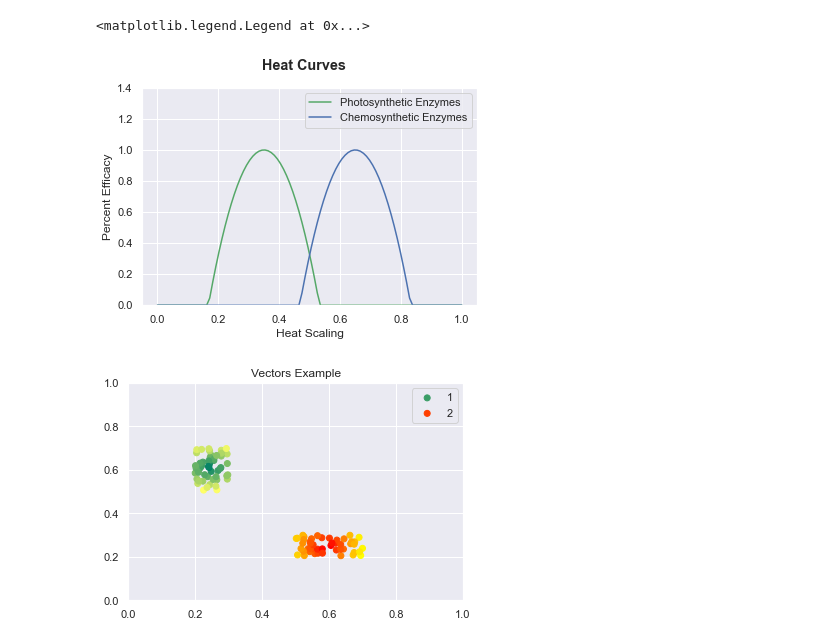
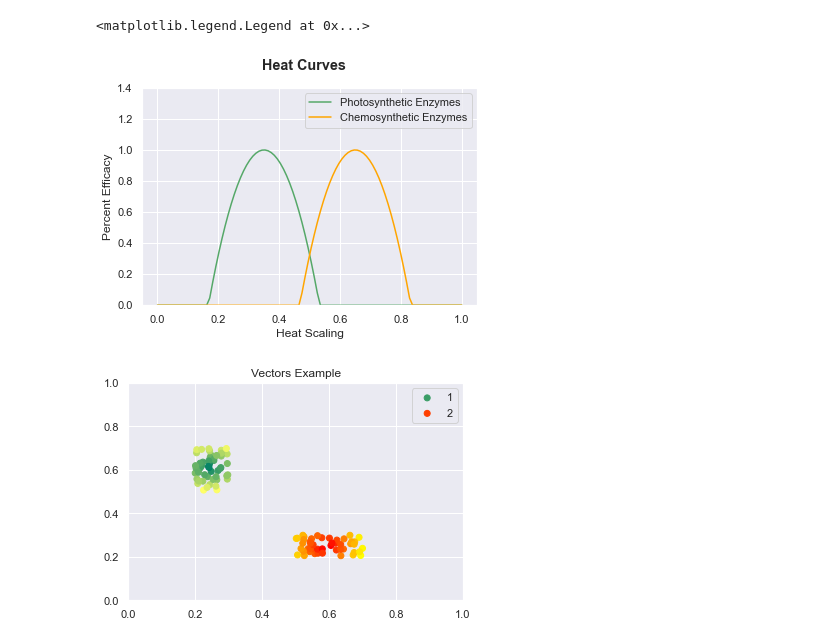
Before and after one commit to NikhilMukraj/apbioproject, a Jupyter notebook: env visualizations.ipynb, the cells around one changed output. Cells and saved outputs as stored; diff of their text form; code cells hidden in the pictures.

```diff
--- a/env visualizations.ipynb
+++ b/env visualizations.ipynb
@@ -20,17 +20,17 @@ c_cruve = [scaling(optimal_c, i) for i in x]
 # %%
 sns.set_theme()
 plt.suptitle('Heat Curves', fontweight='bold')
 plt.xlabel('Heat Scaling')
 plt.ylabel('Percent Efficacy')
 plt.ylim((0,1.4))
 plt.plot(x, p_curve, c='g', label='Photosynthetic Enzymes')
-plt.plot(x, c_cruve, c='b', label='Chemosynthetic Enzymes')
+plt.plot(x, c_cruve, c='orange', label='Chemosynthetic Enzymes')
 plt.legend()
 
 # reformat legend
 # %% [output]
 <matplotlib.legend.Legend at 0x...>
-[figure, old version]
+[figure, new version]
 # %%
 # 2d feature vectors, (example)
 
```
